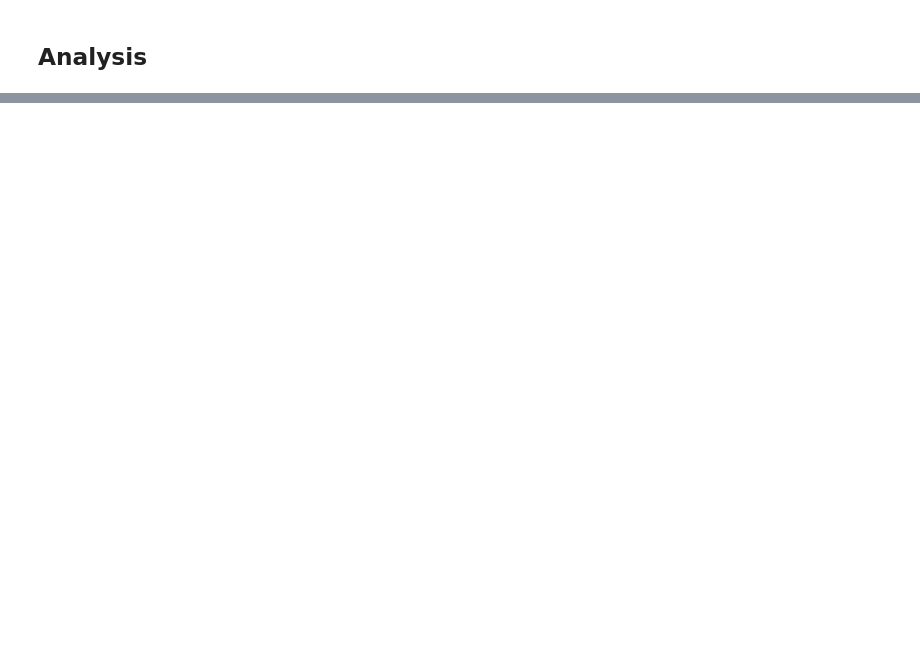
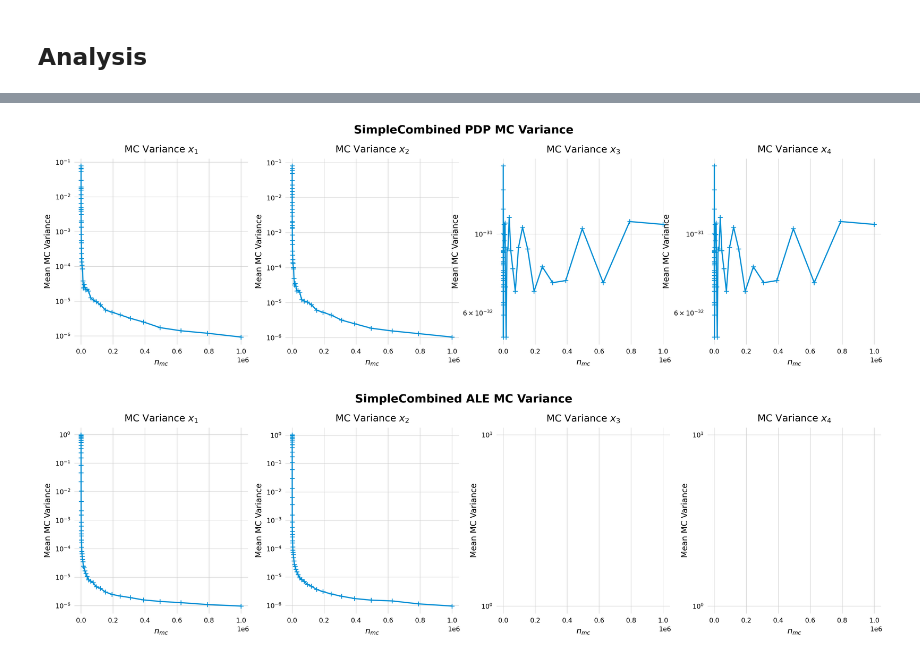
Before and after one commit to timo282/current-research-feature-effects, a Jupyter notebook: analyses/ablation_study_mc_error.ipynb, the cells around one changed output, grey strips where cells are left out. Cells and saved outputs as stored; diff of their text form; code cells hidden in the pictures; blank space fills up the shorter version.

```diff
--- a/analyses/ablation_study_mc_error.ipynb
+++ b/analyses/ablation_study_mc_error.ipynb
@@ -124,0 +141,20 @@ Ellipsis
+# %%
+def set_style_variance_plots():
+    plt.style.use("fivethirtyeight")
+
+    plt.rcParams.update(
+        {
+            "axes.titlesize": 12,  # Smaller title size
+            "axes.labelsize": 10,  # Smaller axis labels size
+            "xtick.labelsize": 8,  # Smaller x-axis tick labels size
+            "ytick.labelsize": 8,  # Smaller y-axis tick labels size
+            "legend.fontsize": 10,  # Smaller legend font size
+            "font.size": 10,  # This sets the overall default font size
+            "grid.linewidth": 0.5,  # Thin grid lines
+            "figure.facecolor": "white",  # White background color
+            "figure.dpi": 300,  # Higher resolution
+            "axes.facecolor": "white",  # White background color
+            "axes.edgecolor": "white",  # White background edge color
+            "lines.linewidth": 1.5,  # Thin edge linewidth
+        }
+    )
@@ -124,0 +210,23 @@ Ellipsis
+# %%
+def plot_variance_mean(data, feature_names, title=None):
+    set_style_variance_plots()
+    n_feat = len(feature_names)
+    fig, axes = plt.subplots(1, n_feat, figsize=(4*n_feat, 4), ) #sharey=True
+    fig.suptitle(title, y=1.02, fontsize=14, fontweight="bold")
+    for feature, ax in zip(feature_names, axes):
+        means = []
+        for n_samples in N_SAMPLES:
+            means.append(np.mean(data[n_samples][feature]))
+        ax.plot(N_SAMPLES, means, marker='+')
+        ax.set_yscale("log")
+        ax.set_title(f"MC Variance ${feature}$")
+        ax.set_xlabel("$n_{mc}$")
+        ax.set_ylabel("Mean MC Variance")
+    return fig
+# %%
+plot_variance_mean(results_simplecomb["pdp"], simplecomb_groundtruth.feature_names, title=f"SimpleCombined PDP MC Variance")
+plot_variance_mean(results_simplecomb["ale"], simplecomb_groundtruth.feature_names, title=f"SimpleCombined ALE MC Variance")
+plt.show()
+# %% [output]
+[figure, added]
+[figure, added]
```
Also changed, not shown: parts of 16 cells of this notebook.
